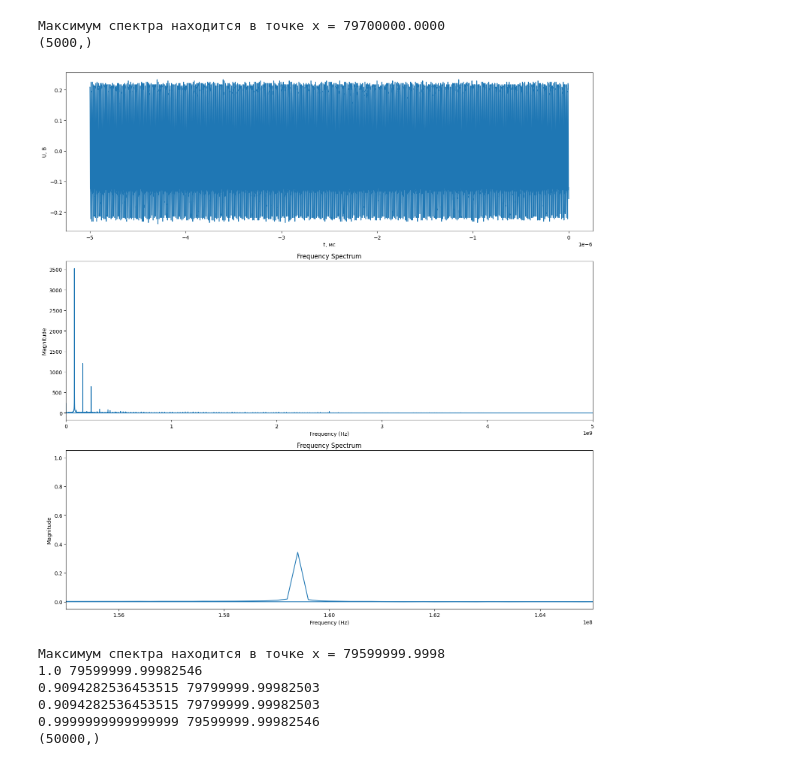
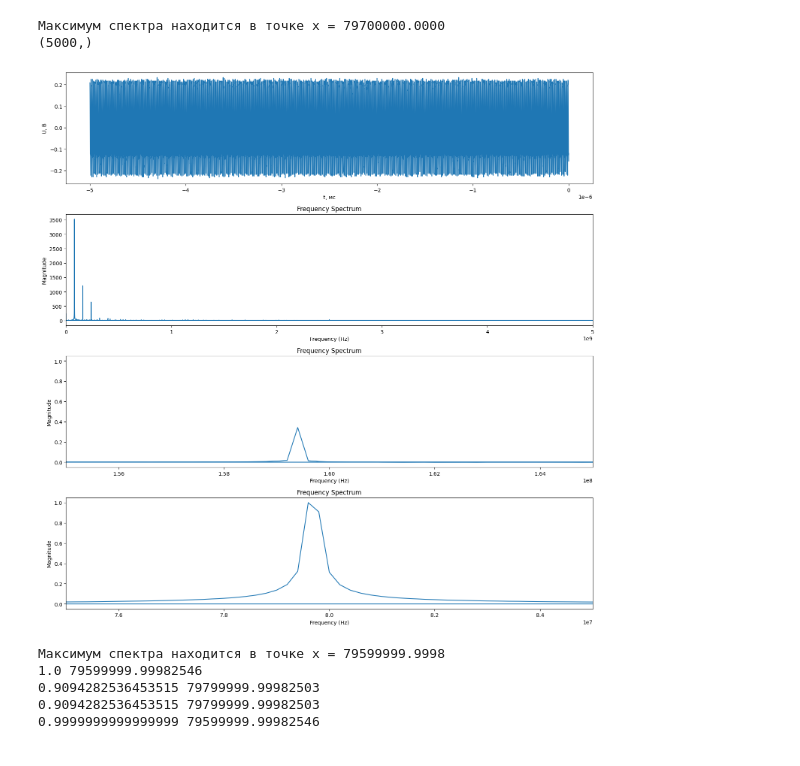
Before and after one commit to Orange-spearow/Finally_praktika, a Jupyter notebook: KIWI_3(4).ipynb, the cells around one changed output. Saved outputs shown, nothing was run; the diff lists cells and outputs as text; code cells hidden in the pictures.

```diff
--- a/KIWI_3(4).ipynb
+++ b/KIWI_3(4).ipynb
@@ -369,7 +365,7 @@ fs = 1/dt
 fft_signal = np.fft.fft(Spectr1)
 freq = np.fft.fftfreq(len(Spectr1), d = dt)
 
-fig, ax = plt.subplots(nrows=3, ncols=1, figsize=(15, 15))  # два графика вертикально
+fig, ax = plt.subplots(nrows=4, ncols=1, figsize=(15, 15))  # два графика вертикально
 ax[0].plot(spectr1, Spectr1)
 #plt.xticks(np.arange(min(spectr1_new) , max(spectr1_new),100))
 ax[0].set_xlabel('t, мс')
@@ -396,6 +392,11 @@ ax[2].set_xlabel('Frequency (Hz)')
 ax[2].set_ylabel('Magnitude')
 ax[2].set_title('Frequency Spectrum')
 
+ax[3].plot(freq, np.abs(fft_signal)/max(abs(fft_signal)))
+ax[3].set_xlim(75e6, 85e6)  # отображение только положительных частот
+ax[3].set_xlabel('Frequency (Hz)')
+ax[3].set_ylabel('Magnitude')
+ax[3].set_title('Frequency Spectrum')
 fft_signal_norm = abs(fft_signal)/max(abs(fft_signal))
 
 #print(299769)
@@ -408,38 +409,36 @@ fft_signal_norm = abs(fft_signal)/max(abs(fft_signal))
 
 #Freq = []
 #for i in range(len(freq)):
 #    if freq[i]>=0:
 #        Freq.append(freq[i])
 #Spl1 = interp1d(Freq, abs(fft_signal_norm), kind='cubic')
 #spectr1_new = np.linspace(Freq[0], Freq[-1])
 #Spectr1_spl = Spl1(spectr1_new)
 
 #ax[4].plot(spectr1_new, Spectr1_spl, 'r-')
 #ax[4].set_xlabel('ν, MГц')
 #ax[4].set_ylabel('P, dBm')
 #ax[4].set_title('')
 
 plt.tight_layout()
 plt.show()
 
 # Поиск пиков
 peaks, _ = find_peaks(abs(fft_signal))
 
 # Определение максимального пика
 max_peak_index = peaks[np.argmax(abs(fft_signal[peaks]))]
 
 # Значение по оси x для максимального пика
 max_x_value = freq[max_peak_index]
 print(f'Максимум спектра находится в точке x = {max_x_value:.4f}')
 for i in range(len(freq)):
     if abs(fft_signal_norm[i]) - 0.5>0:
         print(abs(fft_signal_norm[i]), abs(freq[i]))
-print(np.shape(spectr1))
 # %% [output]
-[figure, old version]
+[figure, new version]
 Максимум спектра находится в точке x = 79599999.9998
 1.0 79599999.99982546
 0.9094282536453515 79799999.99982503
 0.9094282536453515 79799999.99982503
 0.9999999999999999 79599999.99982546
-(50000,)
```
Also changed, not shown: parts of 2 cells of this notebook.
